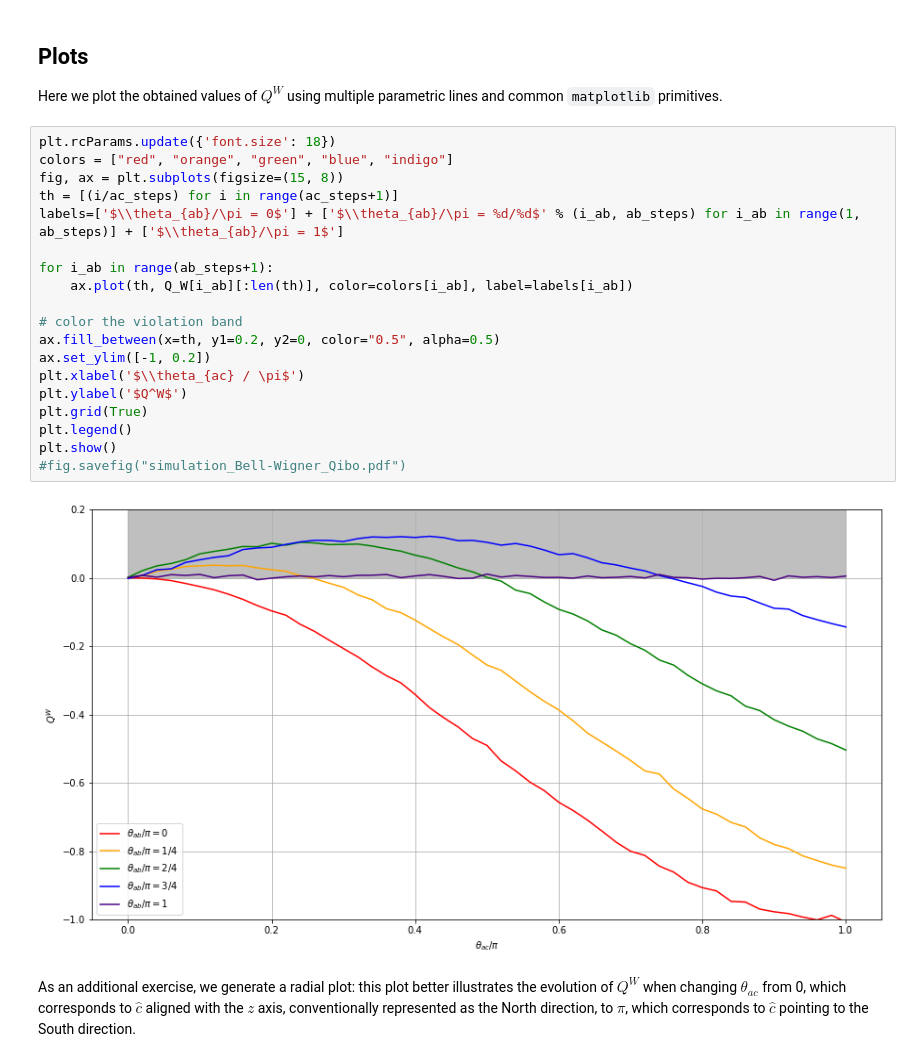
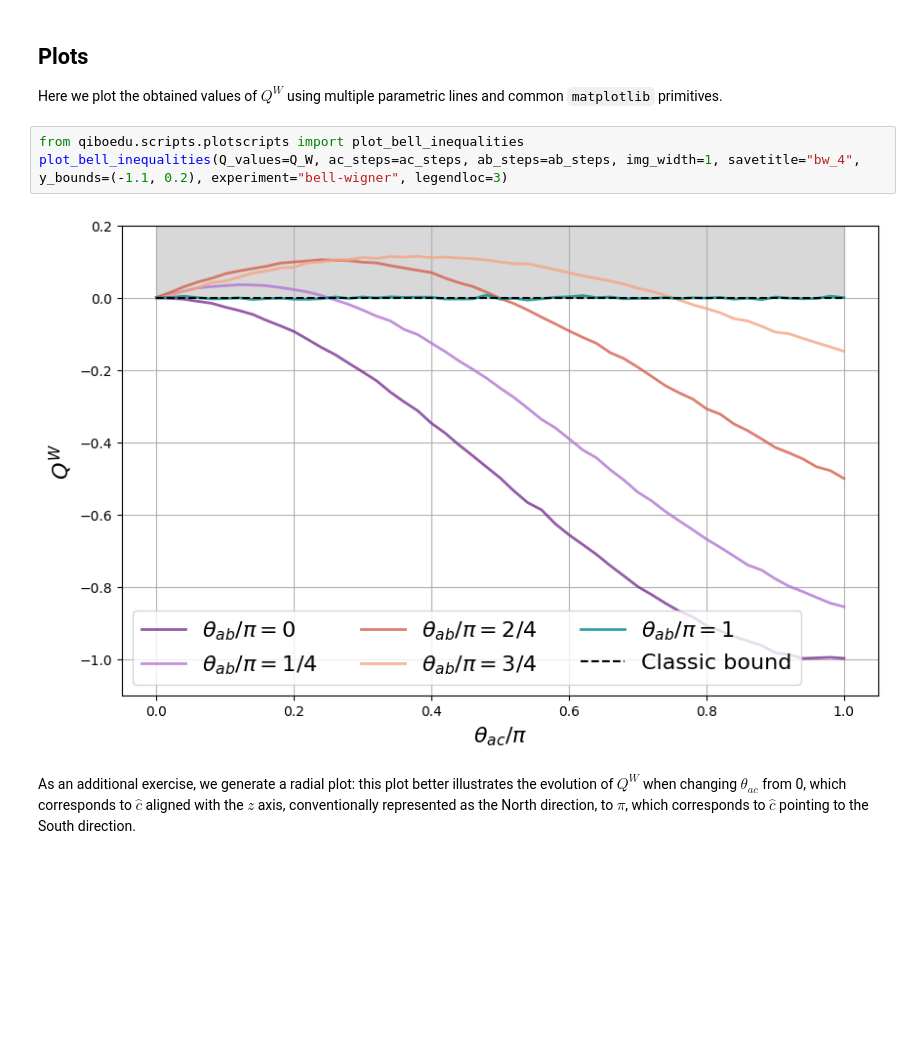
Before and after one commit to qiboteam/qiboedu, a Jupyter notebook: notebooks/Bell-Wigner inequality.ipynb, the cells around one changed output. Drawn from its saved outputs; the diff is of its cells as text; blank space fills up the shorter version.

Commit message:
starting migration of plots to scripts

```diff
--- a/notebooks/Bell-Wigner inequality.ipynb
+++ b/notebooks/Bell-Wigner inequality.ipynb
@@ -97,26 +97,10 @@ Completed in 8.2 seconds
 
 Here we plot the obtained values of $Q^W$ using multiple parametric lines and common `matplotlib` primitives.
 # %%
-plt.rcParams.update({'font.size': 18})
-colors = ["red", "orange", "green", "blue", "indigo"]
-fig, ax = plt.subplots(figsize=(15, 8))
-th = [(i/ac_steps) for i in range(ac_steps+1)]
-labels=['$\\theta_{ab}/\pi = 0$'] + ['$\\theta_{ab}/\pi = %d/%d$' % (i_ab, ab_steps) for i_ab in range(1, ab_steps)] + ['$\\theta_{ab}/\pi = 1$']
-
-for i_ab in range(ab_steps+1):
-    ax.plot(th, Q_W[i_ab][:len(th)], color=colors[i_ab], label=labels[i_ab])
-
-# color the violation band
-ax.fill_between(x=th, y1=0.2, y2=0, color="0.5", alpha=0.5)
-ax.set_ylim([-1, 0.2])
-plt.xlabel('$\\theta_{ac} / \pi$')
-plt.ylabel('$Q^W$')
-plt.grid(True)
-plt.legend()
-plt.show()
-#fig.savefig("simulation_Bell-Wigner_Qibo.pdf")
+from qiboedu.scripts.plotscripts import plot_bell_inequalities
+plot_bell_inequalities(Q_values=Q_W, ac_steps=ac_steps, ab_steps=ab_steps, img_width=1, savetitle="bw_4", y_bounds=(-1.1, 0.2), experiment="bell-wigner", legendloc=3)
 # %% [output]
-[figure, old version]
+[figure, new version]
 # %% [markdown]
 As an additional exercise, we generate a radial plot: this plot better illustrates the evolution of $Q^W$ when changing $\theta_{ac}$ from 0, which corresponds to $\hat{c}$ aligned with the $z$ axis, conventionally represented as the North direction, to $\pi$, which corresponds to $\hat{c}$ pointing to the South direction.
 # %%
```
Also changed, not shown: parts of 4 cells of this notebook, 2 other files.
